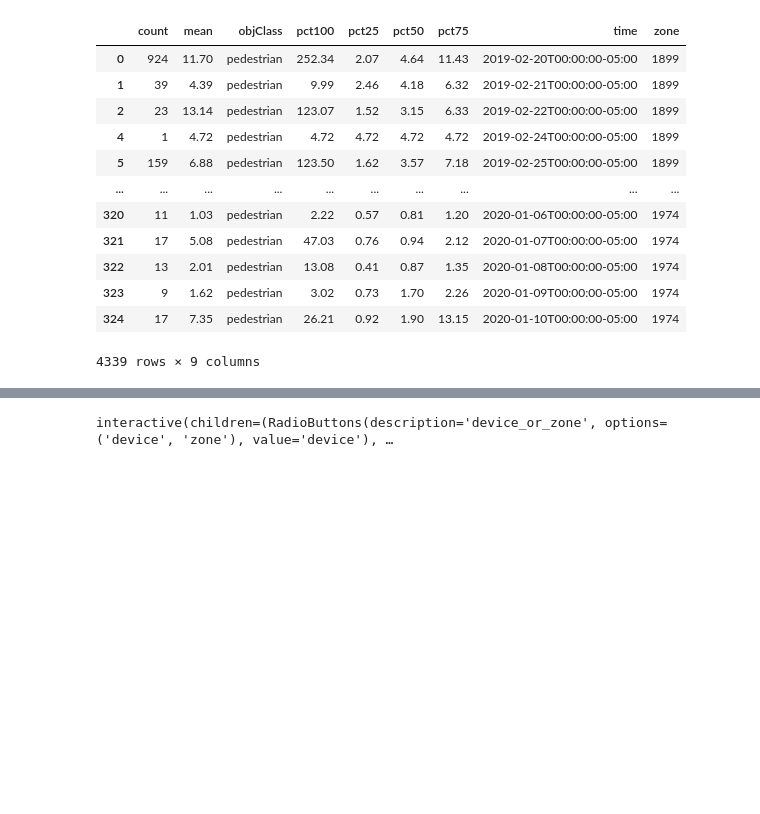
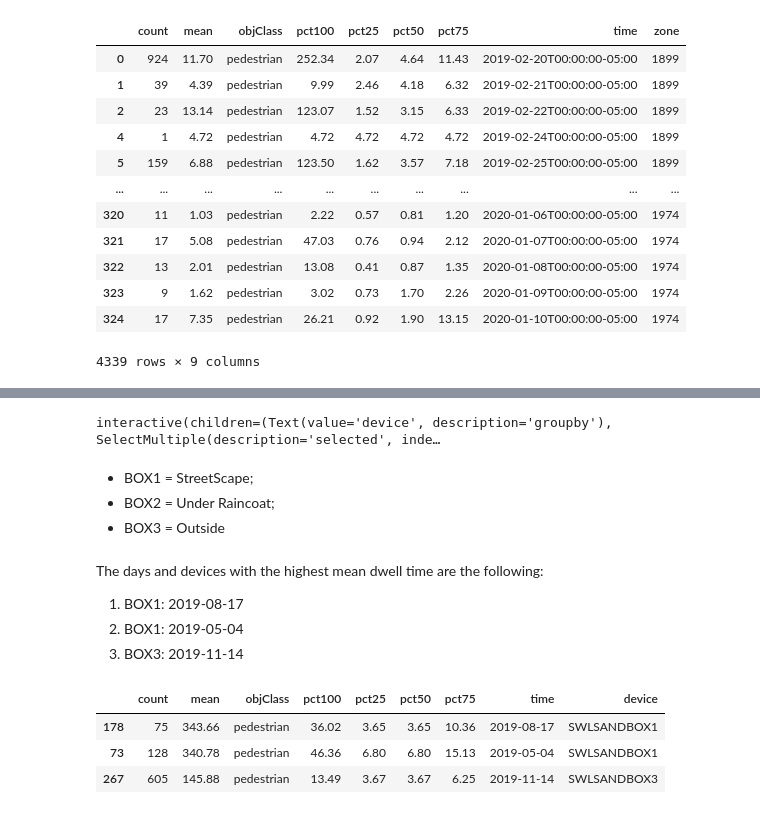
Before and after one commit to wangz585/Sidewalk-Lab-Data-Analysis, a Jupyter notebook: webpage.ipynb, the cells around one changed output, grey strips where cells are left out. Drawn from its saved outputs; the diff is of its cells as text; code cells hidden in the pictures; blank space fills up the shorter version.

```diff
--- a/webpage.ipynb
+++ b/webpage.ipynb
@@ -247,11 +263,26 @@ def plot_dwell_timeline(device_or_zone, column, start_date, start_hour, end_date
 # %%
 _ = interact(plot_dwell_timeline,
-             device_or_zone=widgets.RadioButtons(options=['device', 'zone'], value='device'),
-             column=widgets.Dropdown(options=['mean', 'pct100', 'pct75', 'pct50', 'pct25'], value='mean'),
+             groupby='device',
+             selected=widgets.SelectMultiple(options=device_ids, value=device_ids, disabled=False),
+             metric=widgets.Dropdown(options=['mean', 'pct100', 'pct75', 'pct50', 'pct25'], value='mean'),
              start_date=widgets.DatePicker(value=pd.to_datetime('2019-02-20')),
-             start_hour=widgets.Dropdown(options=list(range(24))),
              end_date=widgets.DatePicker(value=pd.to_datetime('2020-01-12')),
-             end_hour=widgets.Dropdown(options=list(range(24)))
             )
 # %% [output]
-interactive(children=(RadioButtons(description='device_or_zone', options=('device', 'zone'), value='device'), …
+interactive(children=(Text(value='device', description='groupby'), SelectMultiple(description='selected', inde…
+# %% [markdown]
+- BOX1 = StreetScape;
+- BOX2 = Under Raincoat;
+- BOX3 = Outside
+# %% [markdown]
+The days and devices with the highest mean dwell time are the following:
+1. BOX1: 2019-08-17
+2. BOX1: 2019-05-04
+3. BOX3: 2019-11-14
+# %%
+feed_dwell_1d_df[feed_dwell_1d_df['mean'] >= 140].sort_values('mean', ascending=False)
+# %% [output]
+|  | count | mean | objClass | pct100 | pct25 | pct50 | pct75 | time | device |
+| 178 | 75 | 343.66 | pedestrian | 36.02 | 3.65 | 3.65 | 10.36 | 2019-08-17 | SWLSANDBOX1 |
+| 73 | 128 | 340.78 | pedestrian | 46.36 | 6.80 | 6.80 | 15.13 | 2019-05-04 | SWLSANDBOX1 |
+| 267 | 605 | 145.88 | pedestrian | 13.49 | 3.67 | 3.67 | 6.25 | 2019-11-14 | SWLSANDBOX3 |
```
Also changed, not shown: parts of 22 cells of this notebook.
